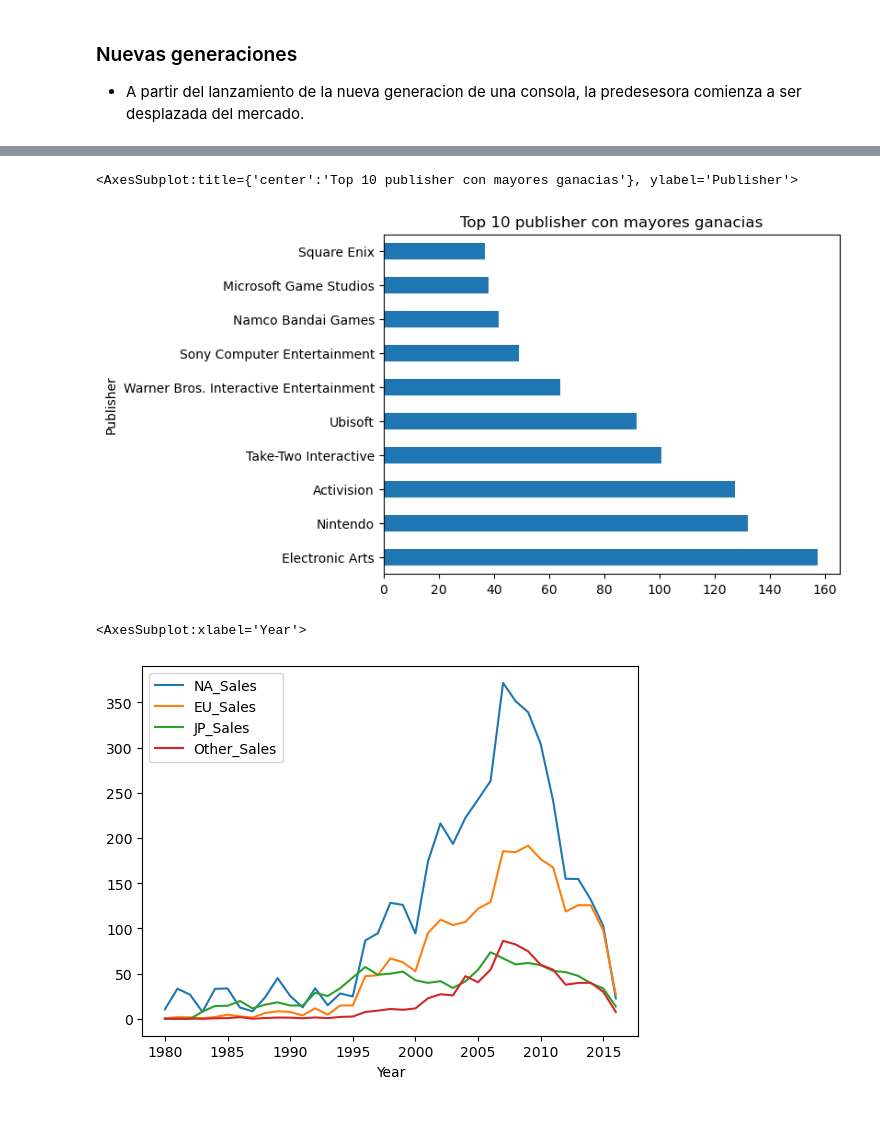
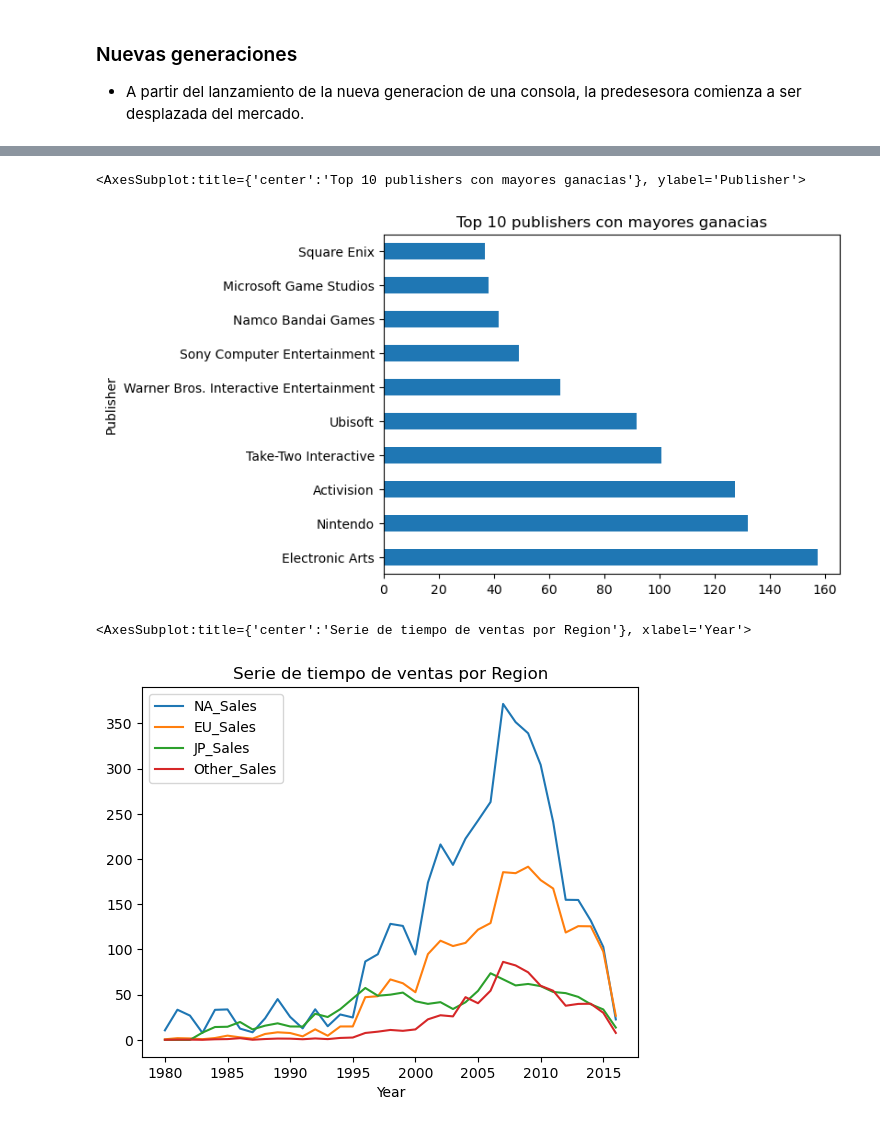
Before and after one commit to Victra-Luperca97/Proyecto-Kaggle-EBAC, a Jupyter notebook: Actividad Modulo 20.ipynb, the cells around one changed output, grey strips where cells are left out. Drawn from its saved outputs; the diff is of its cells as text; code cells hidden in the pictures.

```diff
--- a/Actividad Modulo 20.ipynb
+++ b/Actividad Modulo 20.ipynb
@@ -190,10 +190,10 @@ pd.crosstab(df1["Year"], df1["Platform"], values=df1.Global_Sales, aggfunc="sum"
 # %%
-df1.groupby("Publisher")["Global_Sales"].sum().sort_values(ascending=False).head(10).plot.barh(title = "Top 10 publisher con mayores ganacias")
+df1.groupby("Publisher")["Global_Sales"].sum().sort_values(ascending=False).head(10).plot.barh(title = "Top 10 publishers con mayores ganacias")
 # %% [output]
-<AxesSubplot:title={'center':'Top 10 publisher con mayores ganacias'}, ylabel='Publisher'>
+<AxesSubplot:title={'center':'Top 10 publishers con mayores ganacias'}, ylabel='Publisher'>
 [figure]
 # %%
-df[["NA_Sales", "EU_Sales", "JP_Sales","Other_Sales","Year", "Platform"]].groupby(["Year"]).sum().plot()
+df[["NA_Sales", "EU_Sales", "JP_Sales","Other_Sales","Year", "Platform"]].groupby(["Year"]).sum().plot(title= "Serie de tiempo de ventas por Region")
 # %% [output]
-<AxesSubplot:xlabel='Year'>
+<AxesSubplot:title={'center':'Serie de tiempo de ventas por Region'}, xlabel='Year'>
-[figure, old version]
+[figure, new version]
```
Also changed, not shown: parts of 4 cells of this notebook.
